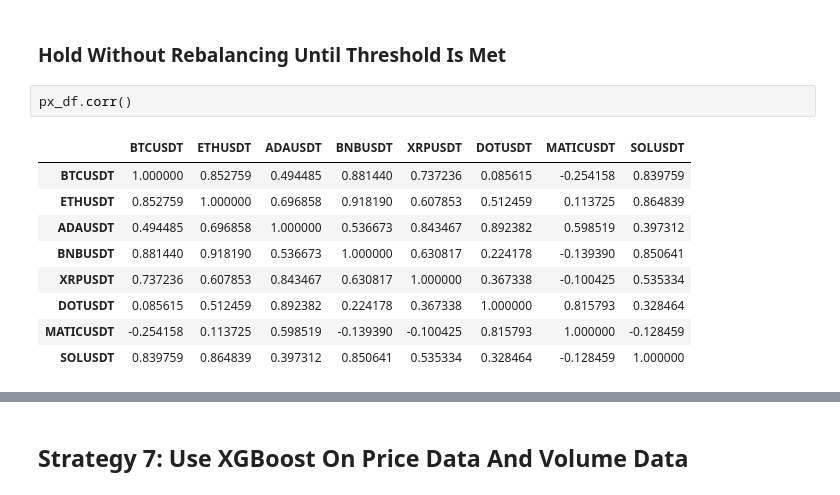
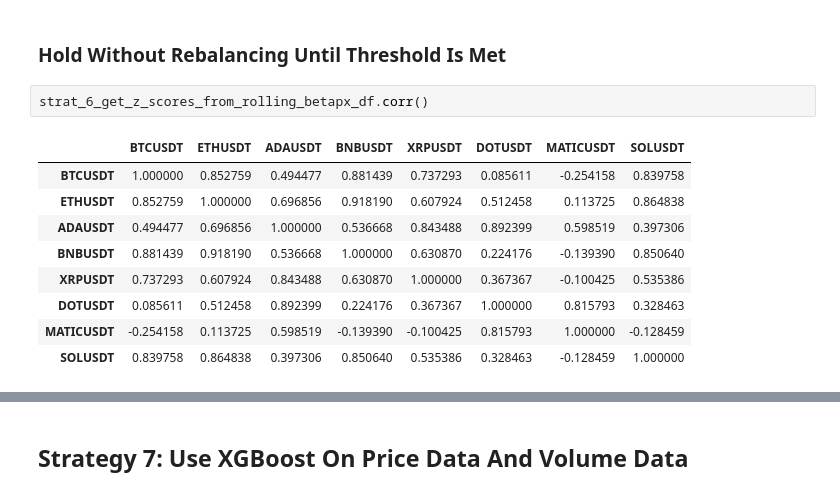
Before and after one commit to wbchristerson/jn-learning, a Jupyter notebook: cryptocurrency_stat_arb.ipynb, the cells around one changed output, grey strips where cells are left out. Drawn from its saved outputs; the diff is of its cells as text.

```diff
--- a/cryptocurrency_stat_arb.ipynb
+++ b/cryptocurrency_stat_arb.ipynb
@@ -1848,15 +1848,15 @@ eth_btc_rb_log_results.mean() / eth_btc_rb_log_results.std() * np.sqrt(365 * 6)
 # %% [markdown]
 ### Hold Without Rebalancing Until Threshold Is Met
 # %%
-px_df.corr()
+strat_6_get_z_scores_from_rolling_betapx_df.corr()
 # %% [output]
 |  | BTCUSDT | ETHUSDT | ADAUSDT | BNBUSDT | XRPUSDT | DOTUSDT | MATICUSDT | SOLUSDT |
-| BTCUSDT | 1.000000 | 0.852759 | 0.494485 | 0.881440 | 0.737236 | 0.085615 | -0.254158 | 0.839759 |
-| ETHUSDT | 0.852759 | 1.000000 | 0.696858 | 0.918190 | 0.607853 | 0.512459 | 0.113725 | 0.864839 |
-| ADAUSDT | 0.494485 | 0.696858 | 1.000000 | 0.536673 | 0.843467 | 0.892382 | 0.598519 | 0.397312 |
-| BNBUSDT | 0.881440 | 0.918190 | 0.536673 | 1.000000 | 0.630817 | 0.224178 | -0.139390 | 0.850641 |
-| XRPUSDT | 0.737236 | 0.607853 | 0.843467 | 0.630817 | 1.000000 | 0.367338 | -0.100425 | 0.535334 |
-| DOTUSDT | 0.085615 | 0.512459 | 0.892382 | 0.224178 | 0.367338 | 1.000000 | 0.815793 | 0.328464 |
+| BTCUSDT | 1.000000 | 0.852759 | 0.494477 | 0.881439 | 0.737293 | 0.085611 | -0.254158 | 0.839758 |
+| ETHUSDT | 0.852759 | 1.000000 | 0.696856 | 0.918190 | 0.607924 | 0.512458 | 0.113725 | 0.864838 |
+| ADAUSDT | 0.494477 | 0.696856 | 1.000000 | 0.536668 | 0.843488 | 0.892399 | 0.598519 | 0.397306 |
+| BNBUSDT | 0.881439 | 0.918190 | 0.536668 | 1.000000 | 0.630870 | 0.224176 | -0.139390 | 0.850640 |
+| XRPUSDT | 0.737293 | 0.607924 | 0.843488 | 0.630870 | 1.000000 | 0.367367 | -0.100425 | 0.535386 |
+| DOTUSDT | 0.085611 | 0.512458 | 0.892399 | 0.224176 | 0.367367 | 1.000000 | 0.815793 | 0.328463 |
 | MATICUSDT | -0.254158 | 0.113725 | 0.598519 | -0.139390 | -0.100425 | 0.815793 | 1.000000 | -0.128459 |
-| SOLUSDT | 0.839759 | 0.864839 | 0.397312 | 0.850641 | 0.535334 | 0.328464 | -0.128459 | 1.000000 |
+| SOLUSDT | 0.839758 | 0.864838 | 0.397306 | 0.850640 | 0.535386 | 0.328463 | -0.128459 | 1.000000 |
 # %%
```
Also changed, not shown: parts of 57 cells of this notebook.
